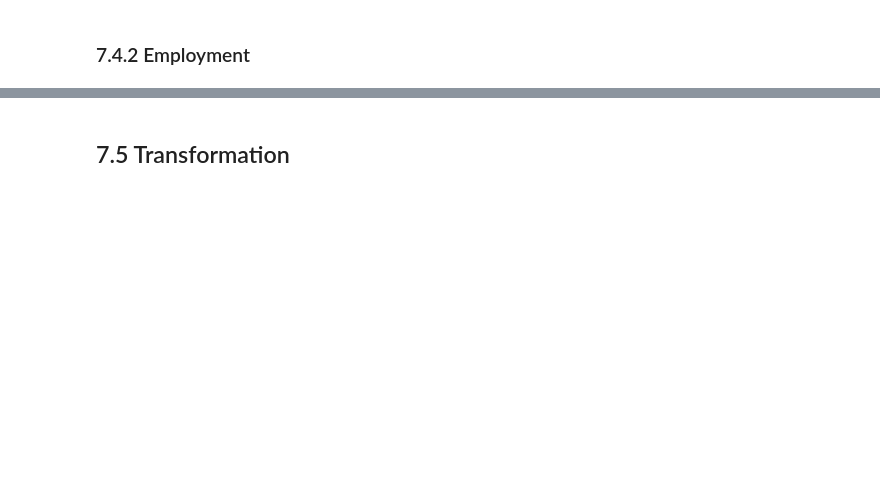
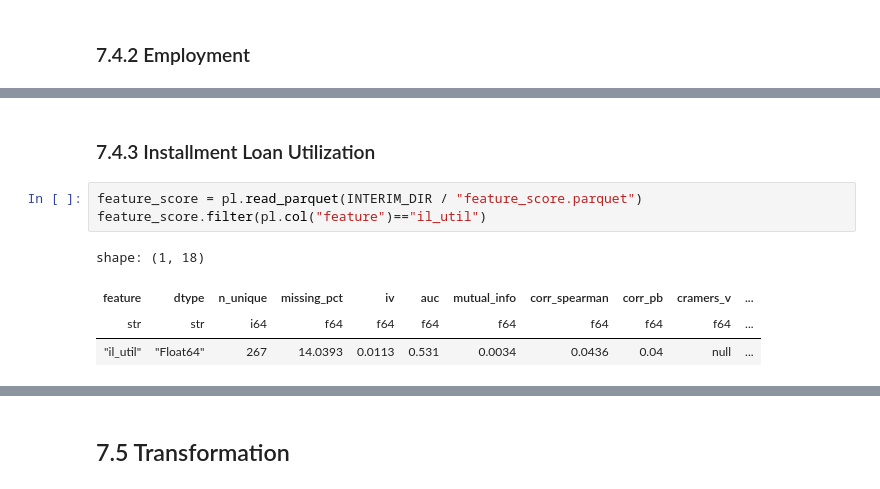
Before and after one commit to adhitizki/lending-club-credit-risk, a Jupyter notebook: notebook/modeling/07-feature-engineering.ipynb, the cells around one changed output, grey strips where cells are left out. Cells and saved outputs as stored; diff of their text form; blank space fills up the shorter version.

```diff
--- a/notebook/modeling/07-feature-engineering.ipynb
+++ b/notebook/modeling/07-feature-engineering.ipynb
@@ -349,0 +396,10 @@ shape: (17, 3)
+# %% [markdown]
+### 7.4.3 Installment Loan Utilization
+# %%
+feature_score = pl.read_parquet(INTERIM_DIR / "feature_score.parquet")
+feature_score.filter(pl.col("feature")=="il_util")
+# %% [output]
+shape: (1, 18)
+| feature | dtype | n_unique | missing_pct | iv | auc | mutual_info | corr_spearman | corr_pb | cramers_v | ... |
+| str | str | i64 | f64 | f64 | f64 | f64 | f64 | f64 | f64 | ... |
+| "il_util" | "Float64" | 267 | 14.0393 | 0.0113 | 0.531 | 0.0034 | 0.0436 | 0.04 | null | ... |
```
Also changed, not shown: parts of 47 cells of this notebook, 4 other files.
